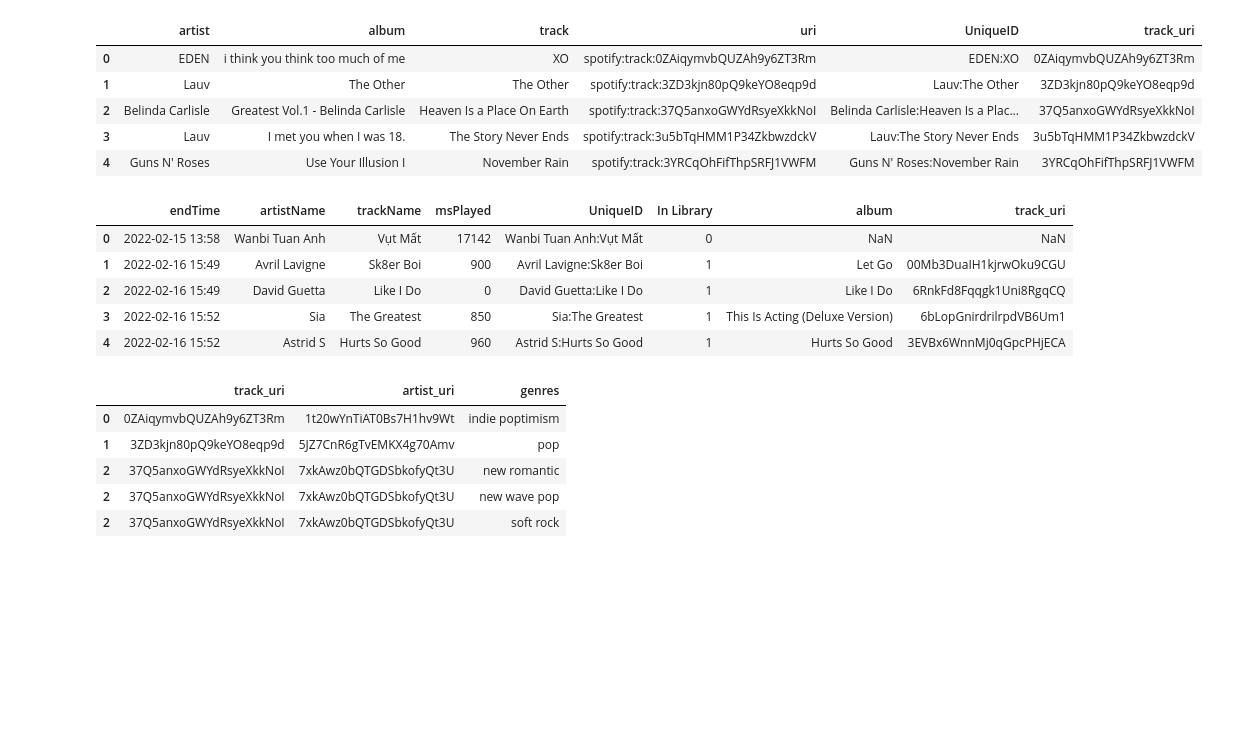
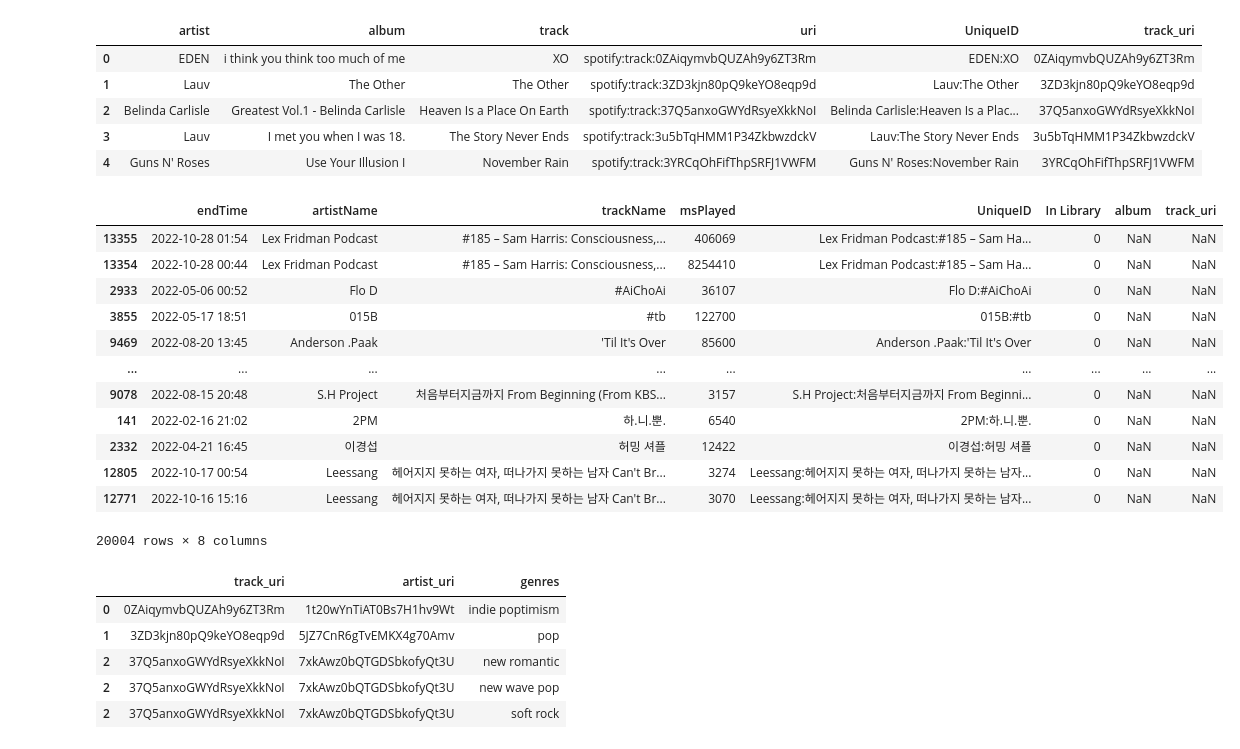
Before and after one commit to lphan1812/spotify-project, a Jupyter notebook: Spotify_project.ipynb, the cells around one changed output. Saved outputs shown, nothing was run; the diff lists cells and outputs as text; code cells hidden in the pictures; blank space fills up the shorter version.

```diff
--- a/Spotify_project.ipynb
+++ b/Spotify_project.ipynb
@@ -76,14 +84,21 @@ combined_data['In Library'] = np.where(combined_data['UniqueID'].isin(df_library
 # left join with df_library on UniqueID to bring in album and track_uri
 combined_data = pd.merge(combined_data, df_library[['album','UniqueID','track_uri']],how='left',on=['UniqueID'])
 # %%
-combined_data.head()
+combined_data.sort_values('trackName')
 # %% [output]
 |  | endTime | artistName | trackName | msPlayed | UniqueID | In Library | album | track_uri |
-| 0 | 2022-02-15 13:58 | Wanbi Tuan Anh | Vụt Mất | 17142 | Wanbi Tuan Anh:Vụt Mất | 0 | NaN | NaN |
-| 1 | 2022-02-16 15:49 | Avril Lavigne | Sk8er Boi | 900 | Avril Lavigne:Sk8er Boi | 1 | Let Go | 00Mb3DuaIH1kjrwOku9CGU |
-| 2 | 2022-02-16 15:49 | David Guetta | Like I Do | 0 | David Guetta:Like I Do | 1 | Like I Do | 6RnkFd8Fqqgk1Uni8RgqCQ |
-| 3 | 2022-02-16 15:52 | Sia | The Greatest | 850 | Sia:The Greatest | 1 | This Is Acting (Deluxe Version) | 6bLopGnirdrilrpdVB6Um1 |
-| 4 | 2022-02-16 15:52 | Astrid S | Hurts So Good | 960 | Astrid S:Hurts So Good | 1 | Hurts So Good | 3EVBx6WnnMj0qGpcPHjECA |
+| 13355 | 2022-10-28 01:54 | Lex Fridman Podcast | #185 – Sam Harris: Consciousness,... | 406069 | Lex Fridman Podcast:#185 – Sam Ha... | 0 | NaN | NaN |
+| 13354 | 2022-10-28 00:44 | Lex Fridman Podcast | #185 – Sam Harris: Consciousness,... | 8254410 | Lex Fridman Podcast:#185 – Sam Ha... | 0 | NaN | NaN |
+| 2933 | 2022-05-06 00:52 | Flo D | #AiChoAi | 36107 | Flo D:#AiChoAi | 0 | NaN | NaN |
+| 3855 | 2022-05-17 18:51 | 015B | #tb | 122700 | 015B:#tb | 0 | NaN | NaN |
+| 9469 | 2022-08-20 13:45 | Anderson .Paak | 'Til It's Over | 85600 | Anderson .Paak:'Til It's Over | 0 | NaN | NaN |
+| ... | ... | ... | ... | ... | ... | ... | ... | ... |
+| 9078 | 2022-08-15 20:48 | S.H Project | 처음부터지금까지 From Beginning (From KBS... | 3157 | S.H Project:처음부터지금까지 From Beginni... | 0 | NaN | NaN |
+| 141 | 2022-02-16 21:02 | 2PM | 하.니.뿐. | 6540 | 2PM:하.니.뿐. | 0 | NaN | NaN |
+| 2332 | 2022-04-21 16:45 | 이경섭 | 허밍 셔플 | 12422 | 이경섭:허밍 셔플 | 0 | NaN | NaN |
+| 12805 | 2022-10-17 00:54 | Leessang | 헤어지지 못하는 여자, 떠나가지 못하는 남자 Can't Br... | 3274 | Leessang:헤어지지 못하는 여자, 떠나가지 못하는 남자... | 0 | NaN | NaN |
+| 12771 | 2022-10-16 15:16 | Leessang | 헤어지지 못하는 여자, 떠나가지 못하는 남자 Can't Br... | 3070 | Leessang:헤어지지 못하는 여자, 떠나가지 못하는 남자... | 0 | NaN | NaN |
+20004 rows × 8 columns
 # %%
 # save your IDs from new project in Spotify Developer Dashboard
 CLIENT_ID = '08923f56c32e46c1ae4b4ff05260b76f'
```
Also changed, not shown: parts of 23 cells of this notebook.
